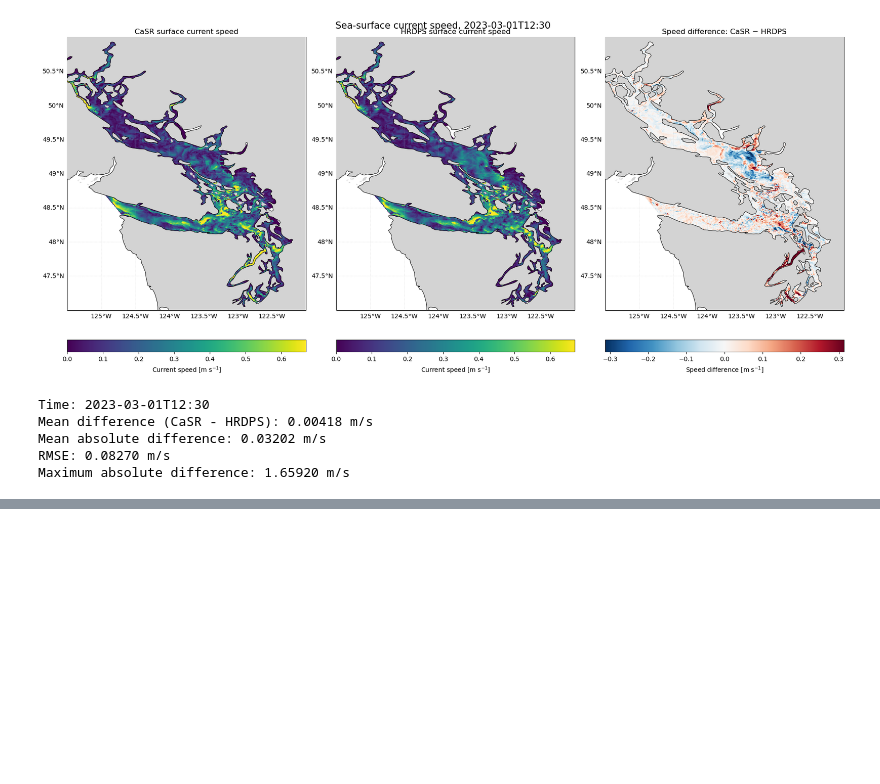
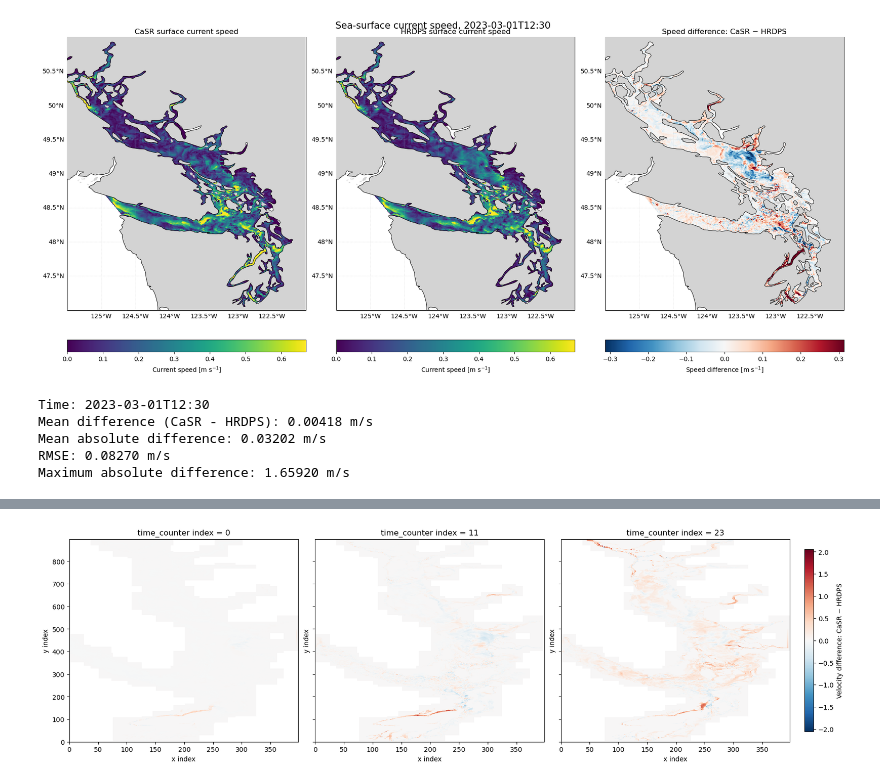
Before and after one commit to SalishSeaCast/analysis-junqi, a Jupyter notebook: Analysis_Atmospheric_Forcing/Analysis_model_comparison/Analysis_results_comparison/Results_CaSRvsHRDPS.ipynb, the cells around one changed output, grey strips where cells are left out. Saved outputs shown, nothing was run; the diff lists cells and outputs as text; code cells hidden in the pictures; blank space fills up the shorter version.

```diff
--- a/Analysis_Atmospheric_Forcing/Analysis_model_comparison/Analysis_results_comparison/CaSRvsHRDPS.ipynb
+++ b/Analysis_Atmospheric_Forcing/Analysis_model_comparison/Analysis_results_comparison/Results_CaSRvsHRDPS.ipynb
@@ -786,0 +933,63 @@ Maximum absolute difference: 1.65920 m/s
+# %%
+import numpy as np
+import matplotlib.pyplot as plt
+from matplotlib.colors import TwoSlopeNorm
+
+
+# 取三个时间步，用于确定统一且关于 0 对称的色标范围
+diff_selected = Velocity_difference.isel(
+    time_counter=time_indices
+).values
+
+# 忽略 NaN/Inf，取最大绝对值
+vmax = np.nanmax(
+    np.abs(
+        np.where(np.isfinite(diff_selected), diff_selected, np.nan)
+    )
+)
+vmin = -vmax
+
+# 让 0 位于色标正中间
+norm = TwoSlopeNorm(vmin=vmin, vcenter=0, vmax=vmax)
+
+fig, axes = plt.subplots(
+    nrows=1,
+    ncols=3,
+    figsize=(17, 5),
+    sharex=True,
+    sharey=True,
+    constrained_layout=True
+)
+
+for ax, time_idx in zip(axes, time_indices):
+
+    diff = Velocity_difference.isel(
+        time_counter=time_idx
+    ).values
+
+    pcm = ax.pcolormesh(
+        diff,
+        cmap="RdBu_r",
+        norm=norm,
+        shading="auto"
+    )
+
+    ax.set_title(f"time_counter index = {time_idx}")
+    ax.set_xlabel("x index")
+    ax.set_ylabel("y index")
+
+# 三张图使用同一个 colorbar
+cbar = fig.colorbar(
+    pcm,
+    ax=axes,
+    orientation="vertical",
+    shrink=0.9,
+    pad=0.02
+)
+cbar.set_label("Surface Velocity Difference(CaSR − HRDPS)")
+
+
+
+plt.show()
+# %% [output]
+[figure, added]
```
Also changed, not shown: parts of 7 cells of this notebook, 1 other file.
